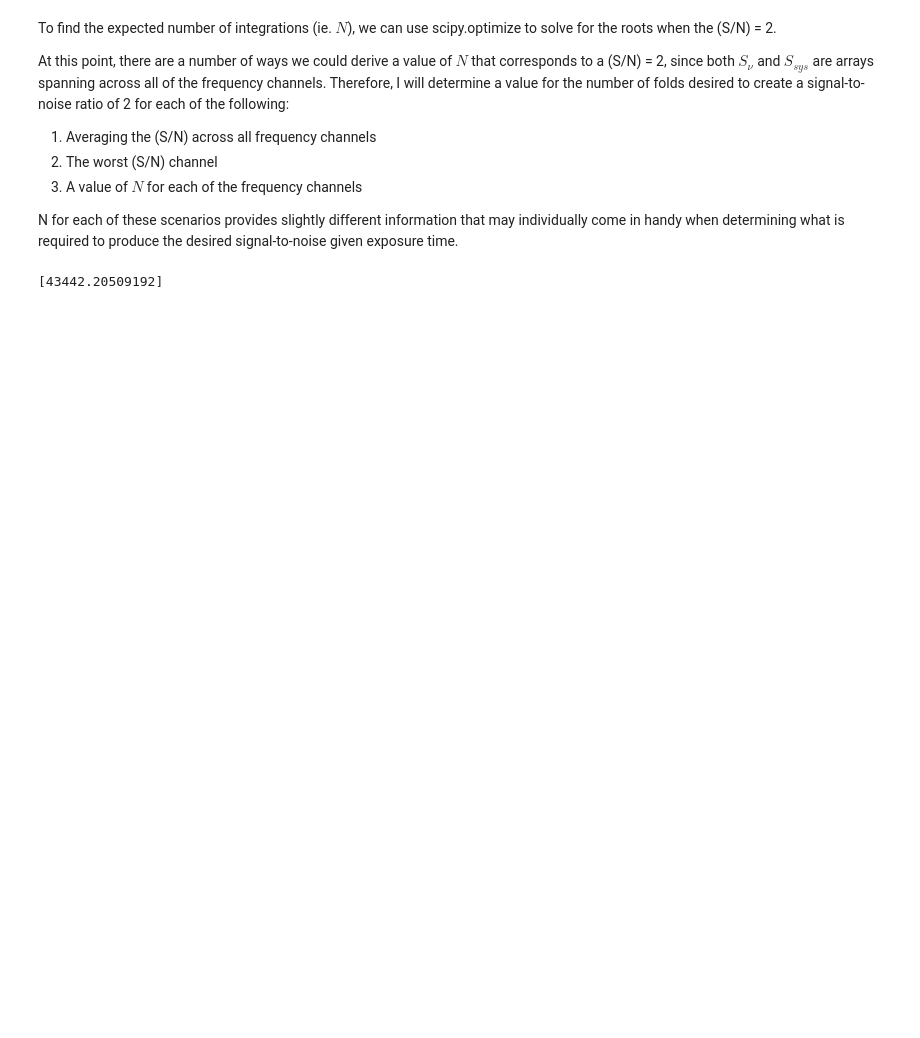
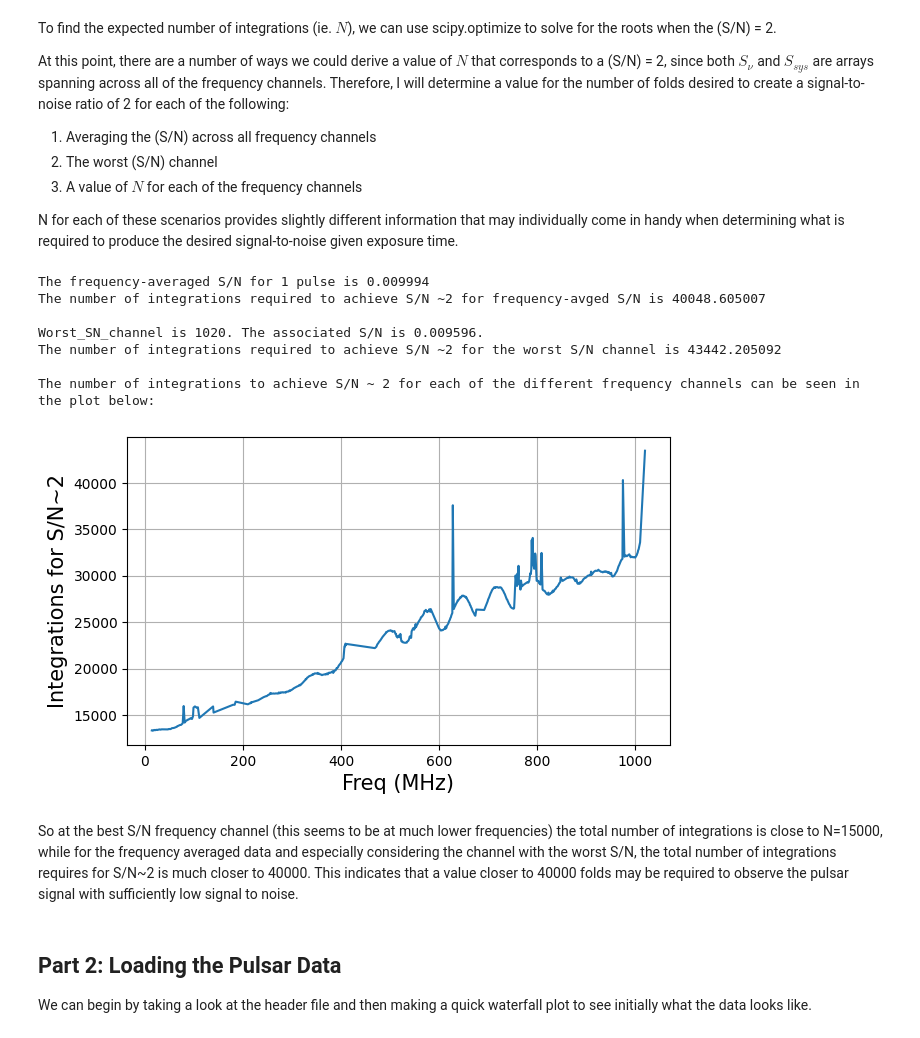
Before and after one commit to mikejafs/phys_641, a Jupyter notebook: projects/p2/part2/Project2_part2.ipynb, the cells around one changed output. Cells and saved outputs as stored; diff of their text form; code cells hidden in the pictures; blank space fills up the shorter version.

Commit message:
Completed project 2 part 2

```diff
--- a/projects/p2/part2/Project2_part2.ipynb
+++ b/projects/p2/part2/Project2_part2.ipynb
@@ -173,12 +171,70 @@ At this point, there are a number of ways we could derive a value of $N$ that co
 
 N for each of these scenarios provides slightly different information that may individually come in handy when determining what is required to produce the desired signal-to-noise given exposure time.
 # %%
-from scipy.optimize import fsolve
+#beginning with finding N for average S/N
+#----------------------------------------
 
-def signal_to_noise_equals_2(N, S_nu, S_sys):
-    return signal_to_noise(S_nu[1020], S_sys[1020], N) - 2
+#avg S/N for one pulse
+S_N_avg = np.nanmean(signal_to_noise(S_nu, S_sys, 1))
+print(f"The frequency-averaged S/N for 1 pulse is {S_N_avg:.6f}")
 
-root = fsolve(signal_to_noise_equals_2, 10000, args=(S_nu, S_sys))
-print(root)
+#Compute desired N to observe S/N of ~2
+N_2_freq_avg = 4*(1/S_N_avg**2)
+print(f"The number of integrations required to achieve S/N ~2 for frequency-avged S/N is {N_2_freq_avg:.6f}")
+
+#N for the worst S/N channel
+#---------------------
+print()
+
+#computing worst S/N channel
+#first filter out 0 and nan entries in array
+zero_nan_mask = (S_to_N_1_pulse != 0) & (~np.isnan(S_to_N_1_pulse))
+# print(zero_nan_mask)
+S_to_N_1_pulse_nonzero = np.array(S_to_N_1_pulse[zero_nan_mask])
+
+worst_SN_channel = np.argmin(S_to_N_1_pulse_nonzero)
+worst_SN = S_to_N_1_pulse_nonzero[worst_SN_channel]
+
+#keeping track of the worst channal in terms of original frequencies
+valid_inds = np.arange(len(S_to_N_1_pulse))[zero_nan_mask]
+original_worst_index = valid_inds[worst_SN_channel]
+print(f"Worst_SN_channel is {original_worst_index}. The associated S/N is {worst_SN:.6f}.")
+
+
+#Compute desired N to observe S/N of ~2
+N_2_worst_channel = 4*(1/worst_SN**2)
+print(f"The number of integrations required to achieve S/N ~2 for the worst S/N channel is {N_2_worst_channel:.6f}")
+
+
+#N for every channel (this is essentially the previous step but with N calculated for all channels, not just the worst)
+#---------------------
+print()
+
+#compute desired N to observe S/N of ~2 over the whole S/n single pulse array
+N_2_whole_array = 4*(1/S_to_N_1_pulse_nonzero**2)
+
+#easiest to just plot the above array to visualise the different N values
+print("The number of integrations to achieve S/N ~ 2 for each of the different frequency channels can be "
+      "seen in the plot below:")
+fig, ax = plt.subplots(figsize = (7, 4))
+# ax.plot(S_to_N_1_pulse)
+ax.plot(valid_inds, N_2_whole_array)
+ax.set_xlabel('Freq (MHz)', fontsize = 15)
+ax.set_ylabel('Integrations for S/N~2', fontsize = 15)
+ax.grid(True)
+plt.show()
 # %% [output]
-[43442.20509192]
+The frequency-averaged S/N for 1 pulse is 0.009994
+The number of integrations required to achieve S/N ~2 for frequency-avged S/N is 40048.605007
+
+Worst_SN_channel is 1020. The associated S/N is 0.009596.
+The number of integrations required to achieve S/N ~2 for the worst S/N channel is 43442.205092
+
+The number of integrations to achieve S/N ~ 2 for each of the different frequency channels can be seen in the plot below:
+[figure, added]
+# %% [markdown]
+So at the best S/N frequency channel (this seems to be at much lower frequencies) the total number of integrations is close to N=15000, while for the frequency averaged data and especially considering the channel with the worst S/N, the total number of integrations requires for S/N~2 is much closer to 40000. This indicates that a value closer to 40000 folds may be required to observe the pulsar signal with sufficiently low signal to noise.
+# %% [markdown]
+## Part 2: Loading the Pulsar Data
+
+We can begin by taking a look at the header file and then making a quick waterfall plot to see initially what the data looks like.
```
Also changed, not shown: parts of 56 cells of this notebook, 5 other files.
